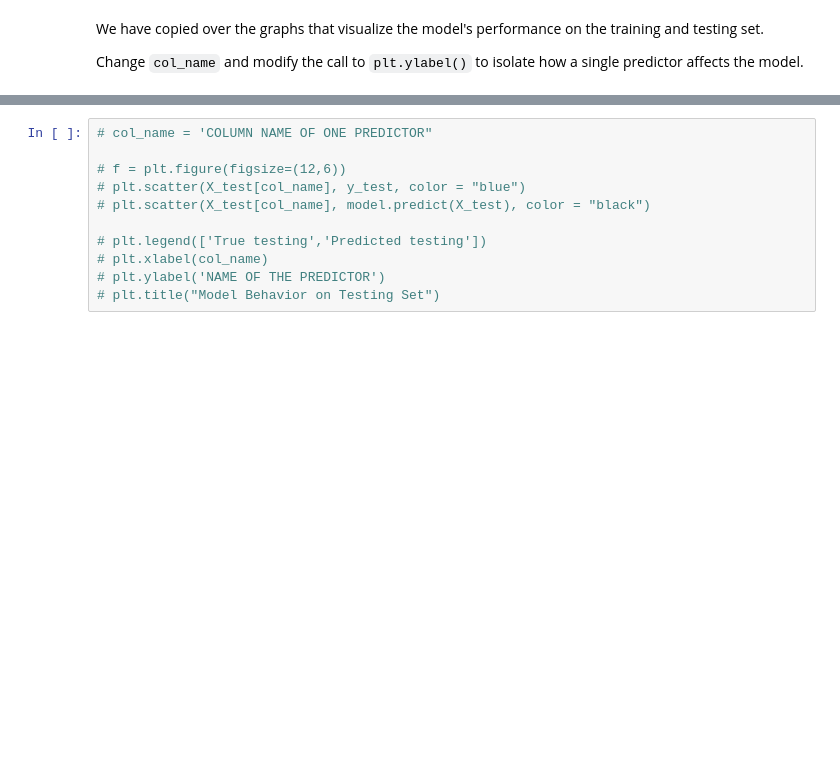
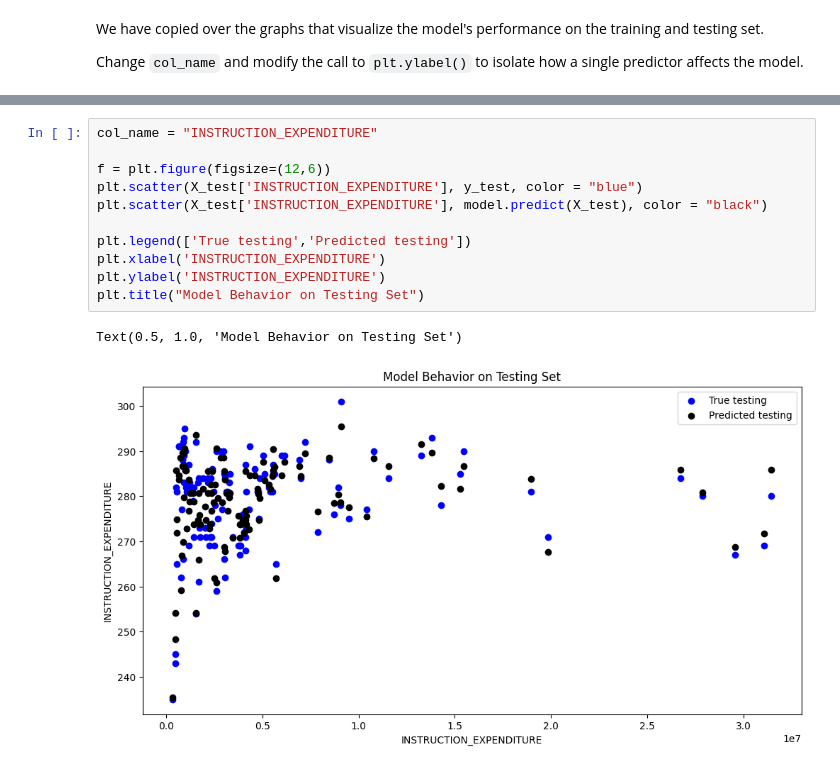
Before and after one commit to benguyen5/MDST-Tutorial, a Jupyter notebook: tutorial1/checkpoint1.ipynb, the cells around one changed output, grey strips where cells are left out. Cells and saved outputs as stored; diff of their text form; blank space fills up the shorter version.

```diff
--- a/tutorial1/checkpoint1.ipynb
+++ b/tutorial1/checkpoint1.ipynb
@@ -201,11 +219,14 @@ Change `col_name` and modify the call to `plt.ylabel()` to isolate how a single
 # %%
-# col_name = 'COLUMN NAME OF ONE PREDICTOR"
+col_name = "INSTRUCTION_EXPENDITURE"
 
-# f = plt.figure(figsize=(12,6))
-# plt.scatter(X_test[col_name], y_test, color = "blue")
-# plt.scatter(X_test[col_name], model.predict(X_test), color = "black")
+f = plt.figure(figsize=(12,6))
+plt.scatter(X_test['INSTRUCTION_EXPENDITURE'], y_test, color = "blue")
+plt.scatter(X_test['INSTRUCTION_EXPENDITURE'], model.predict(X_test), color = "black")
 
-# plt.legend(['True testing','Predicted testing'])
-# plt.xlabel(col_name)
-# plt.ylabel('NAME OF THE PREDICTOR')
-# plt.title("Model Behavior on Testing Set")
+plt.legend(['True testing','Predicted testing'])
+plt.xlabel('INSTRUCTION_EXPENDITURE')
+plt.ylabel('INSTRUCTION_EXPENDITURE')
+plt.title("Model Behavior on Testing Set")
+# %% [output]
+Text(0.5, 1.0, 'Model Behavior on Testing Set')
+[figure, added]
```
Also changed, not shown: parts of 8 cells of this notebook.
